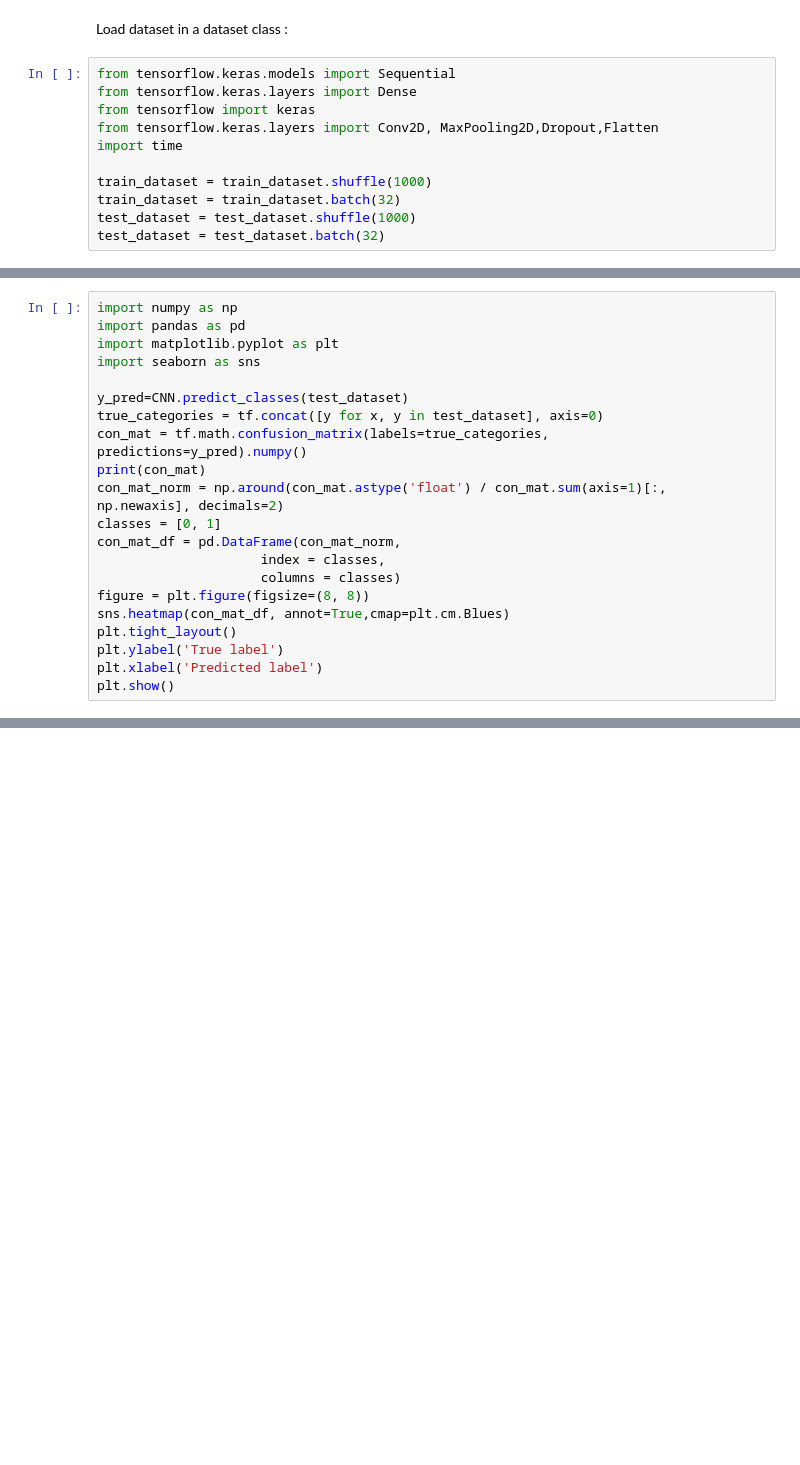
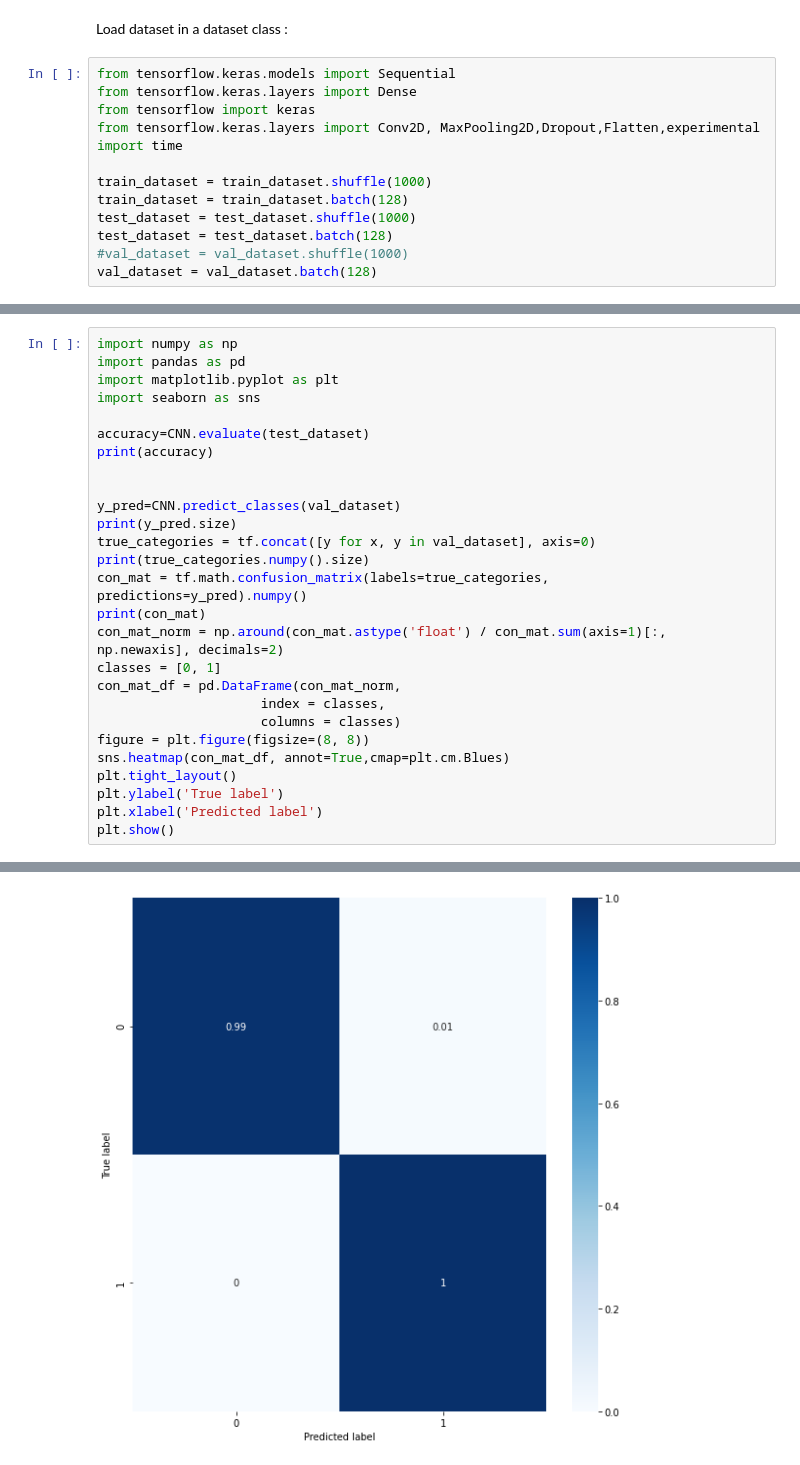
Before and after one commit to heolfief/Where_is_Waldo_AI_solver, a Jupyter notebook: GoogleColab_main.ipynb, the cells around one changed output, grey strips where cells are left out. Drawn from its saved outputs; the diff is of its cells as text; blank space fills up the shorter version.

```diff
--- a/GoogleColab_main.ipynb
+++ b/GoogleColab_main.ipynb
@@ -146,10 +155,12 @@ Load dataset in a dataset class :
 from tensorflow.keras.models import Sequential
 from tensorflow.keras.layers import Dense
 from tensorflow import keras
-from tensorflow.keras.layers import Conv2D, MaxPooling2D,Dropout,Flatten
+from tensorflow.keras.layers import Conv2D, MaxPooling2D,Dropout,Flatten,experimental
 import time
 
 train_dataset = train_dataset.shuffle(1000)
-train_dataset = train_dataset.batch(32)
+train_dataset = train_dataset.batch(128)
 test_dataset = test_dataset.shuffle(1000)
-test_dataset = test_dataset.batch(32)
+test_dataset = test_dataset.batch(128)
+#val_dataset = val_dataset.shuffle(1000)
+val_dataset = val_dataset.batch(128)
@@ -190,8 +278,14 @@ import pandas as pd
 import matplotlib.pyplot as plt
 import seaborn as sns
 
-y_pred=CNN.predict_classes(test_dataset)
-true_categories = tf.concat([y for x, y in test_dataset], axis=0)
+accuracy=CNN.evaluate(test_dataset)
+print(accuracy)
+
+
+y_pred=CNN.predict_classes(val_dataset)
+print(y_pred.size)
+true_categories = tf.concat([y for x, y in val_dataset], axis=0)
+print(true_categories.numpy().size)
 con_mat = tf.math.confusion_matrix(labels=true_categories, predictions=y_pred).numpy()
 print(con_mat)
 con_mat_norm = np.around(con_mat.astype('float') / con_mat.sum(axis=1)[:, np.newaxis], decimals=2)
@@ -205,3 +299,4 @@ plt.tight_layout()
 plt.ylabel('True label')
 plt.xlabel('Predicted label')
 plt.show()
+# %% [output]
@@ -207,0 +309 @@ plt.show()
+[figure, added]
```
Also changed, not shown: parts of 12 cells of this notebook.
